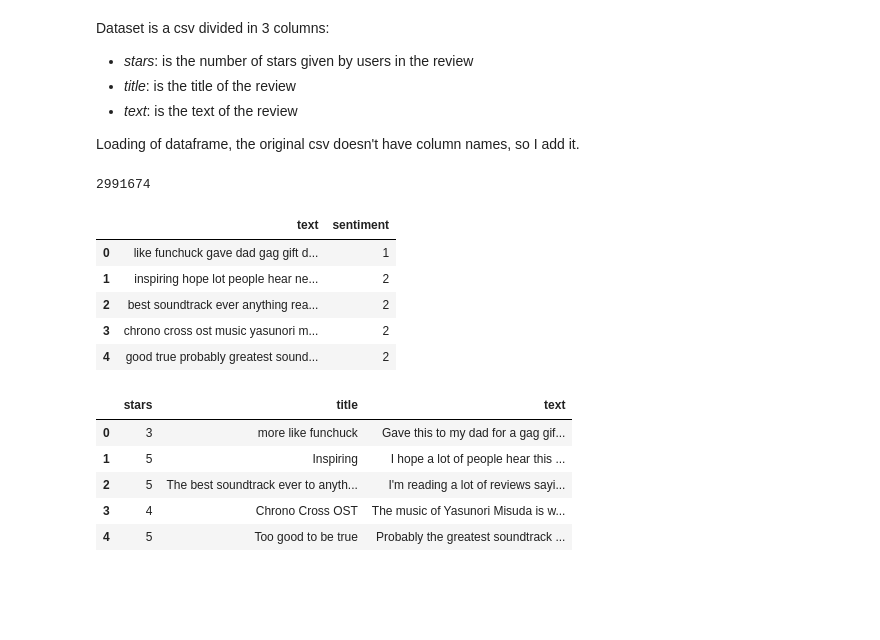
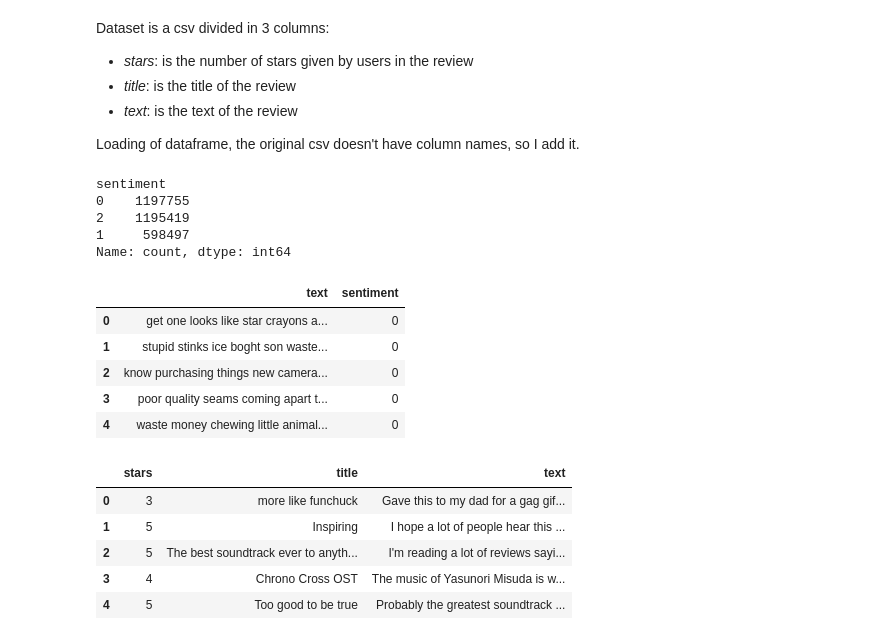
Before and after one commit to Lorenzo-Gardini/TextMining, a Jupyter notebook: project_notebook.ipynb, the cells around one changed output. Cells and saved outputs as stored; diff of their text form; code cells hidden in the pictures; blank space fills up the shorter version.

```diff
--- a/project_notebook.ipynb
+++ b/project_notebook.ipynb
@@ -91,25 +106,25 @@ True
 RESOURCES_FOLDER = 'resources'
 FAST_TEXT_MODEL = f'{RESOURCES_FOLDER}/lid.176.bin'
 RANDOM_STATE = 1234
+MAX_SAMPLES_PER_CLASS = 200_000
 
 # DATASET
 DATASET_PATH = f'{RESOURCES_FOLDER}/dataset.csv'
 ENCODING_TO_CLASS = {0: 'bad', 1: 'neutral', 2: 'good'}
 PREPROCESSED_FOLDER = f'{RESOURCES_FOLDER}/preprocessed'
-CONDENSED_DATASET = f'{PREPROCESSED_FOLDER}/condensed_dataset.csv'
 ONLY_ENGLISH = f'{PREPROCESSED_FOLDER}/only_english_dataset.csv'
 PREPROCESSED_DATASET = f'{PREPROCESSED_FOLDER}/preprocessed_dataset.csv'
+PREPROCESSED_DATASET_600K = f'{PREPROCESSED_FOLDER}/600k_preprocessed_dataset.csv'
+DATASET_600K = f'{PREPROCESSED_FOLDER}/600k_dataset.csv'
 
 # MODELS
 MODELS_FOLDER = f'{RESOURCES_FOLDER}/models'
-CAT_BOOST = f'{MODELS_FOLDER}/cat_boost.pickle'
-MAX_TOKENS = 20_000
+MAX_TOKENS = 30_000
 BATCH_SIZE = 128
 DEFAULT_EPOCHS = 100
 
 # COMPUTED DATA
 BINARY_DATA = f'{RESOURCES_FOLDER}/binary_data'
-model_predictions = lambda data, predictions_name: np.save(f'{BINARY_DATA}/{predictions_name}.npy', data)
 
 for folder in [PREPROCESSED_FOLDER, MODELS_FOLDER, BINARY_DATA]:
     if not os.path.exists(folder):
@@ -139,8 +190,8 @@ def load_binary(file_path):
 ### DataFrame processing
 # %%
 def sample_balanced(dataframe: pd.DataFrame,
-                    max_samples_per_class: int = 20_000,
-                    groupby_column: str = 'stars',
+                    max_samples_per_class: int,
+                    groupby_column: str,
                     random_state: int = RANDOM_STATE):
   return dataframe.groupby(groupby_column)\
   .apply(lambda x: x.sample(max_samples_per_class, random_state=random_state))\
@@ -180,14 +231,6 @@ def apply_preprocess(preprocess_functions: List[Callable]):
     return dataframe
   return _apply_preprocess
 
-def save_csv(dataframe: pd.DataFrame, path:str, verbose:bool = True):
-    dataframe.to_csv(path, index=False)
-    if verbose:
-        print('file saved')
-
-def load_csv(path:str):
-    return pd.read_csv(path)
-
 def apply(series: pd.Series, mapping_function: Callable[[Any], Any]) -> List[Any]:
     return [mapping_function(value) for value in series.values]
 # %% [markdown]
@@ -549,17 +632,22 @@ Dataset is a csv divided in 3 columns:
 
 Loading of dataframe, the original csv doesn't have column names, so I add it.
 # %%
-dataset = load_csv(PREPROCESSED_DATASET)
-print(len(dataset))
-#dataset = dataset.head(500_000)
-dataset = dataset.head(10_000)
+dataset = load_csv(PREPROCESSED_DATASET).dropna()
+print(dataset['sentiment'].value_counts())
+dataset = sample_balanced(dataset,
+                          max_samples_per_class=MAX_SAMPLES_PER_CLASS,
+                          groupby_column='sentiment')
 dataset.head()
 # %% [output]
-2991674
+sentiment
+0    1197755
+2    1195419
+1     598497
+Name: count, dtype: int64
 |  | text | sentiment |
-| 0 | like funchuck gave dad gag gift d... | 1 |
-| 1 | inspiring hope lot people hear ne... | 2 |
-| 2 | best soundtrack ever anything rea... | 2 |
-| 3 | chrono cross ost music yasunori m... | 2 |
-| 4 | good true probably greatest sound... | 2 |
+| 0 | get one looks like star crayons a... | 0 |
+| 1 | stupid stinks ice boght son waste... | 0 |
+| 2 | know purchasing things new camera... | 0 |
+| 3 | poor quality seams coming apart t... | 0 |
+| 4 | waste money chewing little animal... | 0 |
 # %%
```
Also changed, not shown: parts of 134 cells of this notebook, 3 other files.
